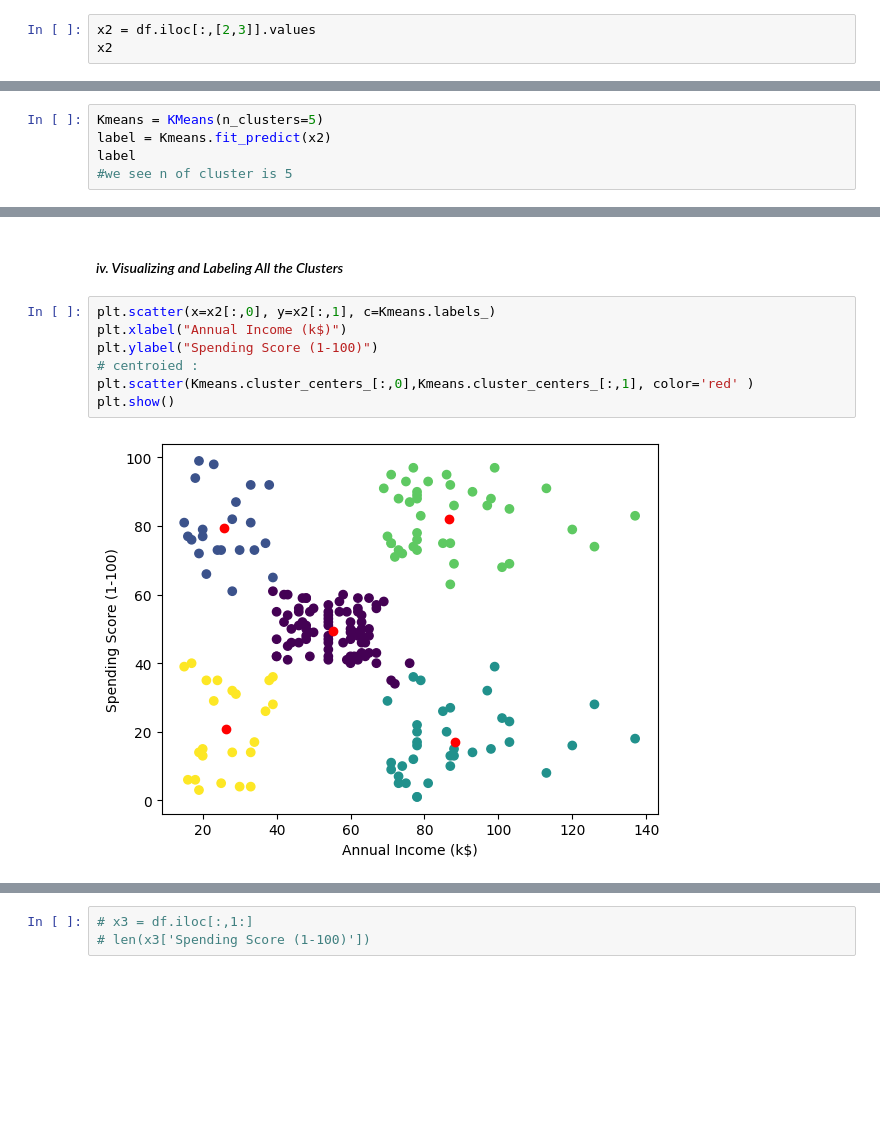
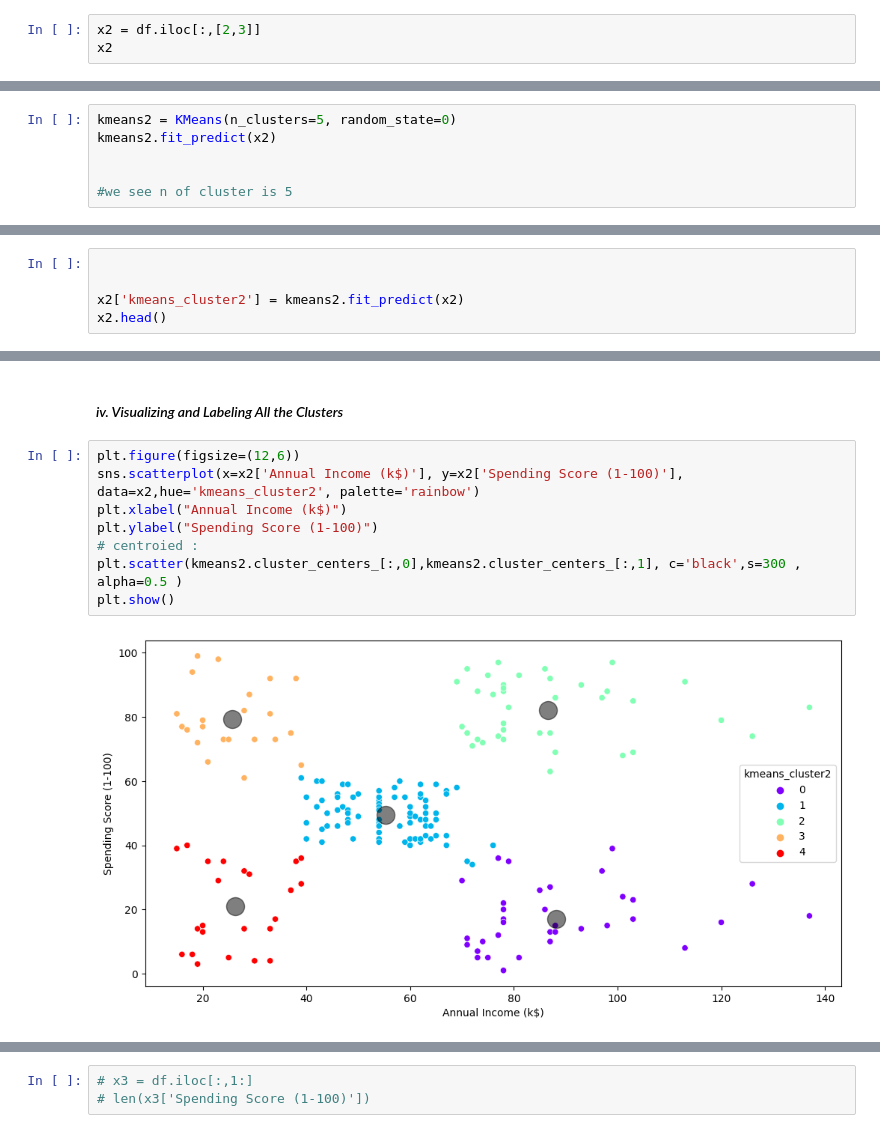
Before and after one commit to Hessa-Alharbi/Customer-Segmentation, a Jupyter notebook: Kmeans_Clustering.ipynb, the cells around one changed output, grey strips where cells are left out. Cells and saved outputs as stored; diff of their text form; blank space fills up the shorter version.

Commit message:
Interpret kmeans clutsrer

```diff
--- a/Kmeans_Clustering.ipynb
+++ b/Kmeans_Clustering.ipynb
@@ -375,6 +375,6 @@ df.head()
 | 3 | Female | 23 | 16 | 77 |
 | 4 | Female | 31 | 17 | 40 |
 # %%
-x2 = df.iloc[:,[2,3]].values
+x2 = df.iloc[:,[2,3]]
 x2
 # %% [output]
@@ -425,8 +437,9 @@ plt.show()
 # %% [markdown]
 #### *iii. Apply K Means*
 # %%
-Kmeans = KMeans(n_clusters=5)
-label = Kmeans.fit_predict(x2)
-label
+kmeans2 = KMeans(n_clusters=5, random_state=0)
+kmeans2.fit_predict(x2)
+
+
 #we see n of cluster is 5
 # %% [output]
@@ -442,0 +456,5 @@ array([4, 1, 4, 1, 4, 1, 4, 1, 4, 1, 4, 1, 4, 1, 4, 1, 4, 1, 4, 1, 4, 1,
+# %%
+
+
+x2['kmeans_cluster2'] = kmeans2.fit_predict(x2)
+x2.head()
@@ -451,11 +495,12 @@ array([[55.2962963 , 49.51851852],
 # %% [markdown]
 #### *iv. Visualizing and Labeling All the Clusters*
 # %%
-plt.scatter(x=x2[:,0], y=x2[:,1], c=Kmeans.labels_)
+plt.figure(figsize=(12,6))
+sns.scatterplot(x=x2['Annual Income (k$)'], y=x2['Spending Score (1-100)'], data=x2,hue='kmeans_cluster2', palette='rainbow')
 plt.xlabel("Annual Income (k$)")
 plt.ylabel("Spending Score (1-100)")
 # centroied :
-plt.scatter(Kmeans.cluster_centers_[:,0],Kmeans.cluster_centers_[:,1], color='red' )
+plt.scatter(kmeans2.cluster_centers_[:,0],kmeans2.cluster_centers_[:,1], c='black',s=300 , alpha=0.5 )
 plt.show()
 # %% [output]
-[figure, old version]
+[figure, new version]
```
Also changed, not shown: parts of 48 cells of this notebook, 1 other file.
